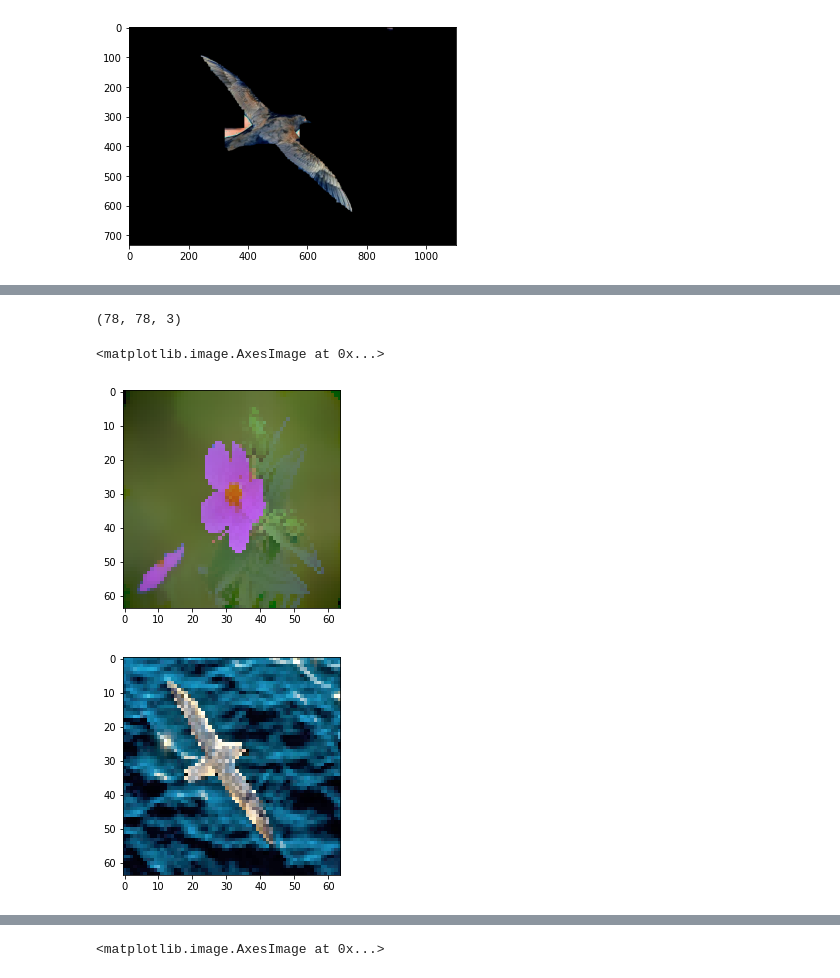
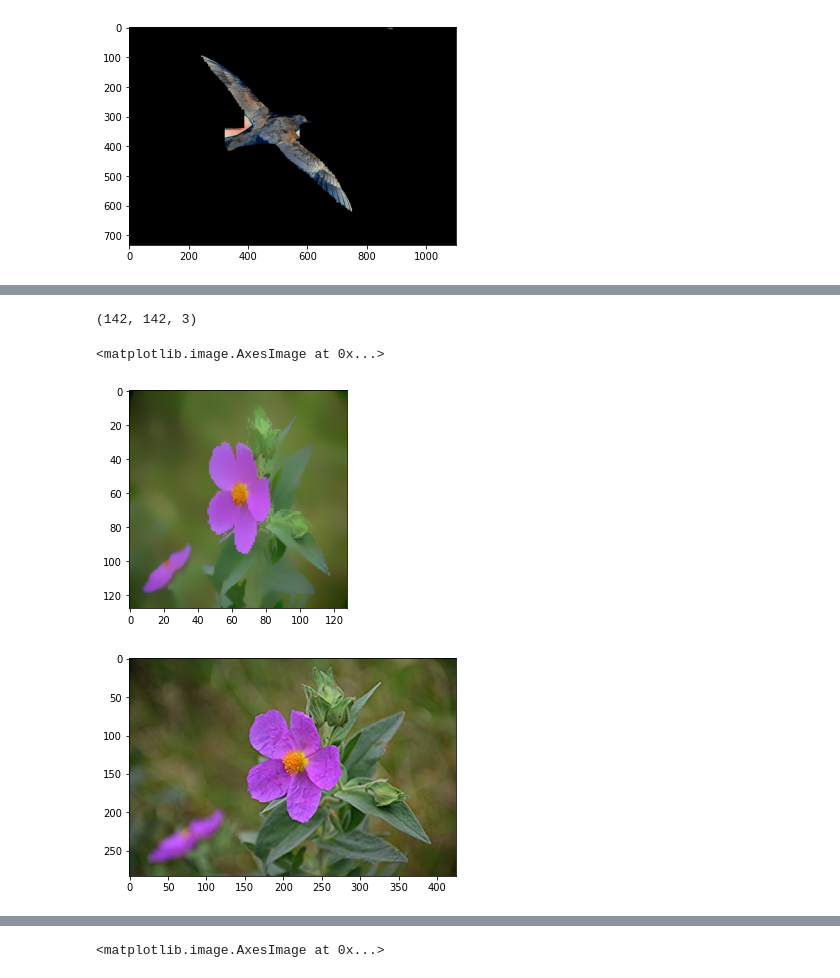
Before and after one commit to soham2109/CS-663-Assignments, a Jupyter notebook: assignment-3-segmentation/3/code/Q3.ipynb, the cells around one changed output, grey strips where cells are left out. Drawn from its saved outputs; the diff is of its cells as text; code cells hidden in the pictures.

```diff
--- a/assignment-3-segmentation/3/code/Q3.ipynb
+++ b/assignment-3-segmentation/3/code/Q3.ipynb
@@ -56,7 +72,7 @@ def meanShift(img):
     #h,s,v = cv2.split(hsv_image)
     # row = shp[0]//4
     # col = shp[1]//4
-    row,col = 64,64
+    row,col = 128,128
     newimg = cv2.resize(img,(row,col))
 
 
@@ -147,13 +174,13 @@ def meanShift(img):
 # %%
 img = cv2.imread("../data/flower.jpg") # Read image here
 img = cv2.cvtColor(img,cv2.COLOR_BGR2RGB)
-result = meanShift(img)
+result1 = meanShift(img)
 plt.figure()
-plt.imshow(result)
+plt.imshow(result1)
 plt.figure()
-plt.imshow(newimg)
+plt.imshow(img)
 # %% [output]
-(78, 78, 3)
+(142, 142, 3)
 <matplotlib.image.AxesImage at 0x...>
-[figure, old version]
+[figure, new version]
-[figure, old version]
+[figure, new version]
```
Also changed, not shown: parts of 11 cells of this notebook.
